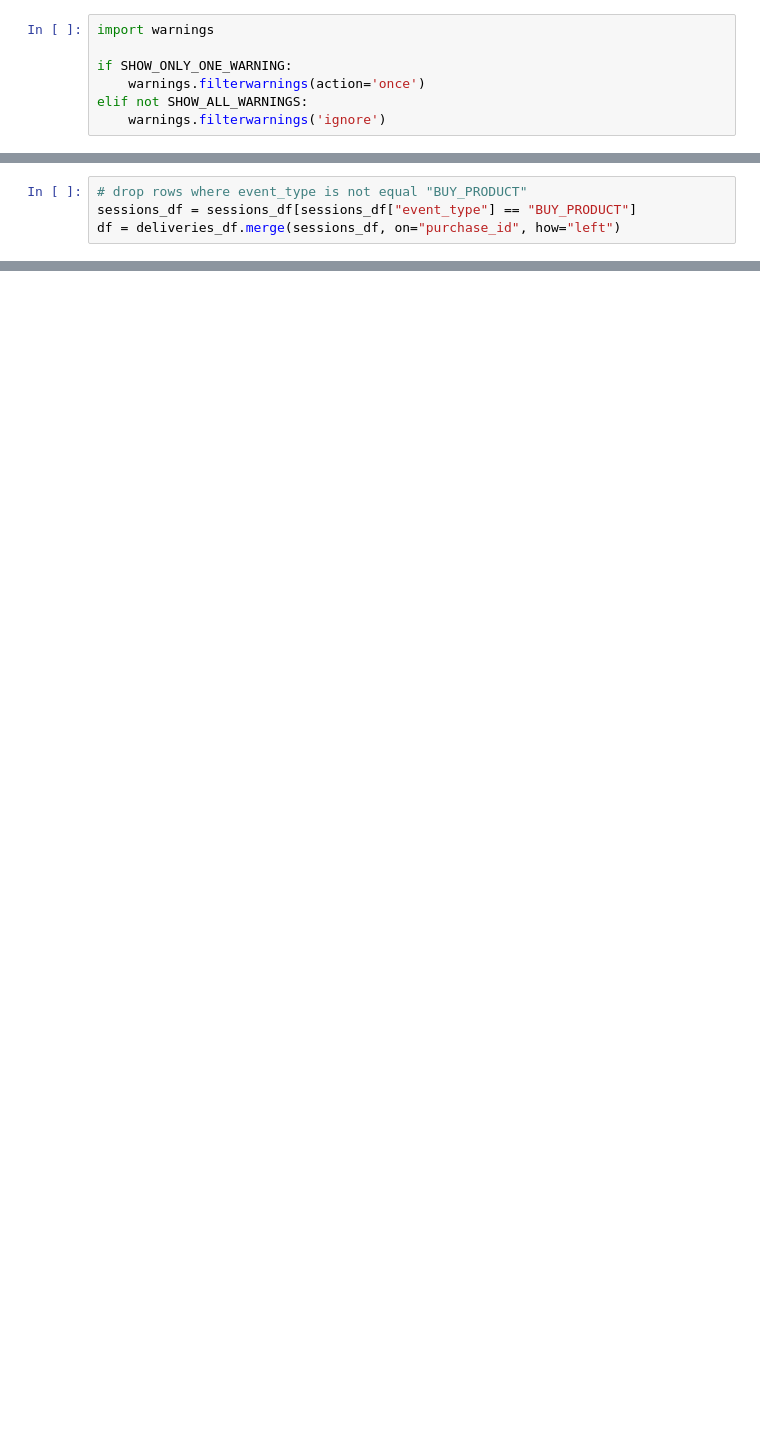
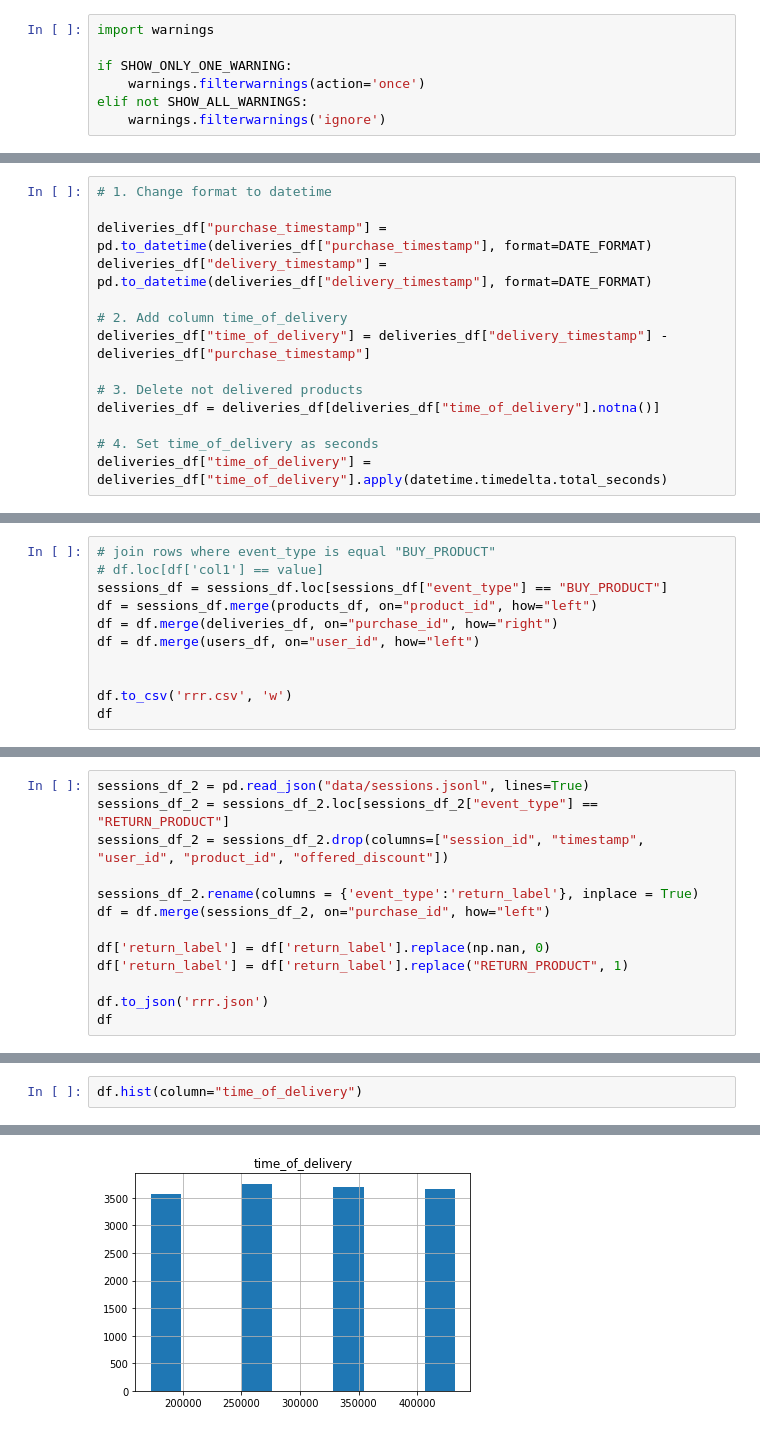
Before and after one commit to quechulo/CustomerReturnPrediction-IUM, a Jupyter notebook: data_analysis.ipynb, the cells around one changed output, grey strips where cells are left out. Drawn from its saved outputs; the diff is of its cells as text; blank space fills up the shorter version.

Commit message:
data analysis script

```diff
--- a/data_analysis.ipynb
+++ b/data_analysis.ipynb
@@ -74,4 +33,0 @@ deliveries_df["time_diff"] = deliveries_df["time_diff"].apply(datetime.timedelta
-# %%
-# drop rows where event_type is not equal "BUY_PRODUCT"
-sessions_df = sessions_df[sessions_df["event_type"] == "BUY_PRODUCT"]
-df = deliveries_df.merge(sessions_df, on="purchase_id", how="left")
@@ -717,0 +52,14 @@ for col in cols_to_min_max:
+# %%
+# 1. Change format to datetime
+
+deliveries_df["purchase_timestamp"] = pd.to_datetime(deliveries_df["purchase_timestamp"], format=DATE_FORMAT)
+deliveries_df["delivery_timestamp"] = pd.to_datetime(deliveries_df["delivery_timestamp"], format=DATE_FORMAT)
+
+# 2. Add column time_of_delivery
+deliveries_df["time_of_delivery"] = deliveries_df["delivery_timestamp"] - deliveries_df["purchase_timestamp"]
+
+# 3. Delete not delivered products
+deliveries_df = deliveries_df[deliveries_df["time_of_delivery"].notna()]
+
+# 4. Set time_of_delivery as seconds
+deliveries_df["time_of_delivery"] = deliveries_df["time_of_delivery"].apply(datetime.timedelta.total_seconds)
@@ -717,0 +68,11 @@ for col in cols_to_min_max:
+# %%
+# join rows where event_type is equal "BUY_PRODUCT"
+# df.loc[df['col1'] == value]
+sessions_df = sessions_df.loc[sessions_df["event_type"] == "BUY_PRODUCT"]
+df = sessions_df.merge(products_df, on="product_id", how="left")
+df = df.merge(deliveries_df, on="purchase_id", how="right")
+df = df.merge(users_df, on="user_id", how="left")
+
+
+df.to_csv('rrr.csv', 'w')
+df
@@ -717,0 +95,13 @@ for col in cols_to_min_max:
+# %%
+sessions_df_2 = pd.read_json("data/sessions.jsonl", lines=True)
+sessions_df_2 = sessions_df_2.loc[sessions_df_2["event_type"] == "RETURN_PRODUCT"]
+sessions_df_2 = sessions_df_2.drop(columns=["session_id", "timestamp", "user_id", "product_id", "offered_discount"])
+
+sessions_df_2.rename(columns = {'event_type':'return_label'}, inplace = True)
+df = df.merge(sessions_df_2, on="purchase_id", how="left")
+
+df['return_label'] = df['return_label'].replace(np.nan, 0)
+df['return_label'] = df['return_label'].replace("RETURN_PRODUCT", 1)
+
+df.to_json('rrr.json')
+df
@@ -717,0 +139,3 @@ for col in cols_to_min_max:
+# %%
+df.hist(column="time_of_delivery")
+# %% [output]
@@ -717,0 +144 @@ for col in cols_to_min_max:
+[figure, added]
```
Also changed, not shown: parts of 150 cells of this notebook.
